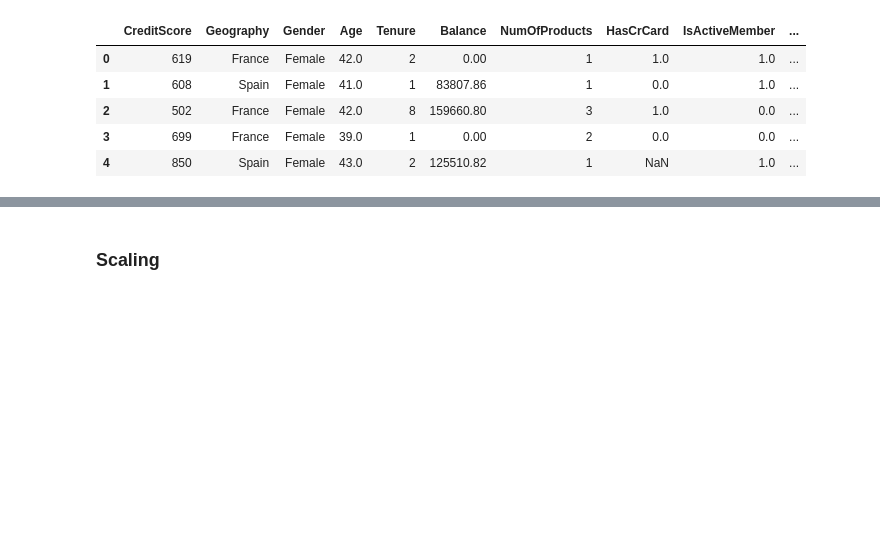
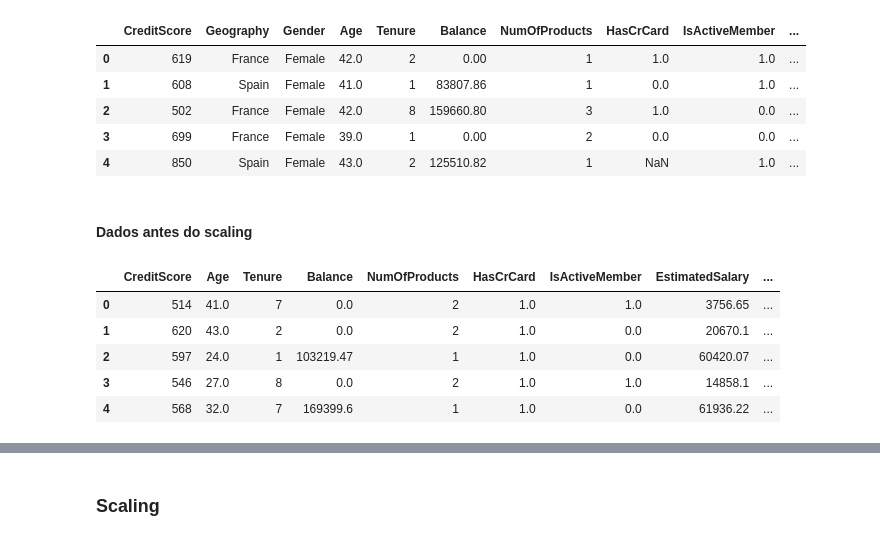
Before and after one commit to Samirnunes/data-science, a Jupyter notebook: machine_learning/machine_learning_techniques/scaling/scaling.ipynb, the cells around one changed output, grey strips where cells are left out. Drawn from its saved outputs; the diff is of its cells as text; code cells hidden in the pictures; blank space fills up the shorter version.

```diff
--- a/machine_learning/machine_learning_techniques/scaling/scaling.ipynb
+++ b/machine_learning/machine_learning_techniques/scaling/scaling.ipynb
@@ -37,3 +37,14 @@ memory usage: 859.7+ KB
 | 4 | 850 | Spain | Female | 43.0 | 2 | 125510.82 | 1 | NaN | 1.0 | ... |
 # %%
 X_train, X_test, y_train, y_test = initial_preprocess(df)
+# %% [markdown]
+#### Dados antes do scaling
+# %%
+X_train.head()
+# %% [output]
+|  | CreditScore | Age | Tenure | Balance | NumOfProducts | HasCrCard | IsActiveMember | EstimatedSalary | ... |
+| 0 | 514 | 41.0 | 7 | 0.0 | 2 | 1.0 | 1.0 | 3756.65 | ... |
+| 1 | 620 | 43.0 | 2 | 0.0 | 2 | 1.0 | 0.0 | 20670.1 | ... |
+| 2 | 597 | 24.0 | 1 | 103219.47 | 1 | 1.0 | 0.0 | 60420.07 | ... |
+| 3 | 546 | 27.0 | 8 | 0.0 | 2 | 1.0 | 1.0 | 14858.1 | ... |
+| 4 | 568 | 32.0 | 7 | 169399.6 | 1 | 1.0 | 0.0 | 61936.22 | ... |
```
Also changed, not shown: parts of 10 cells of this notebook.
